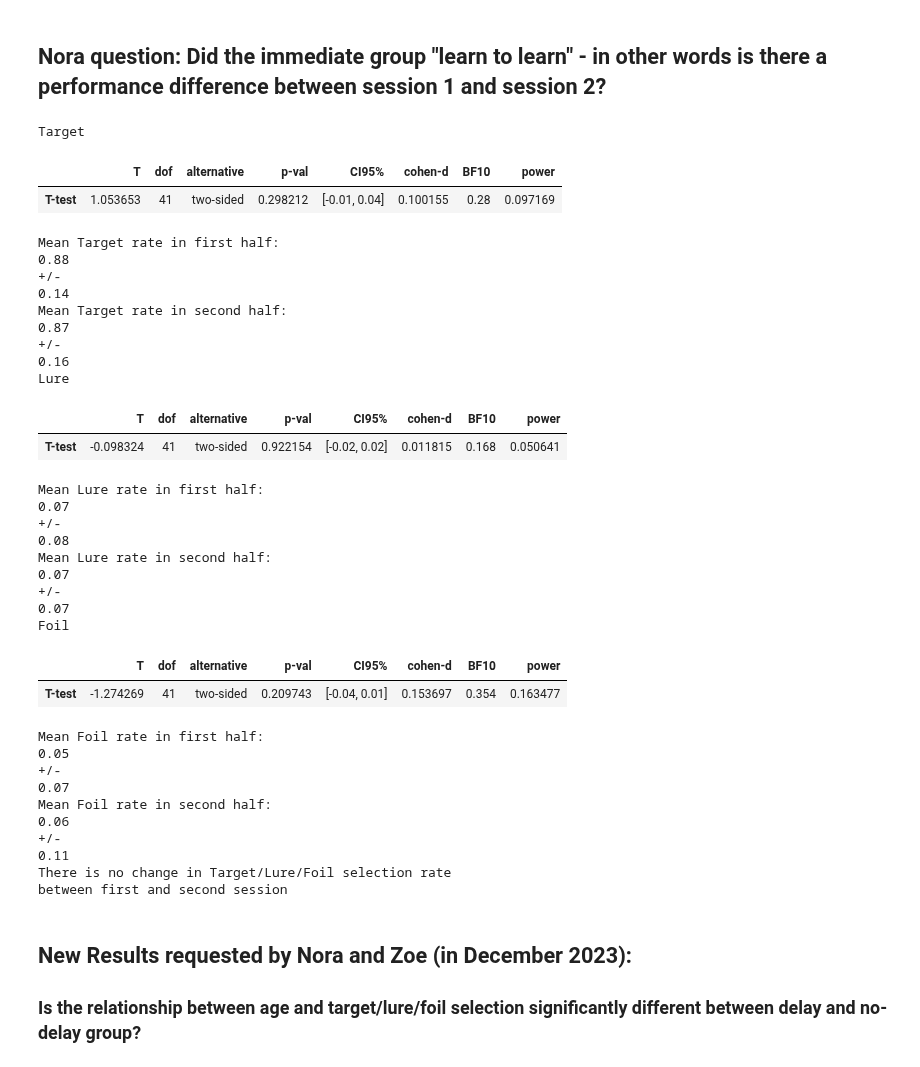
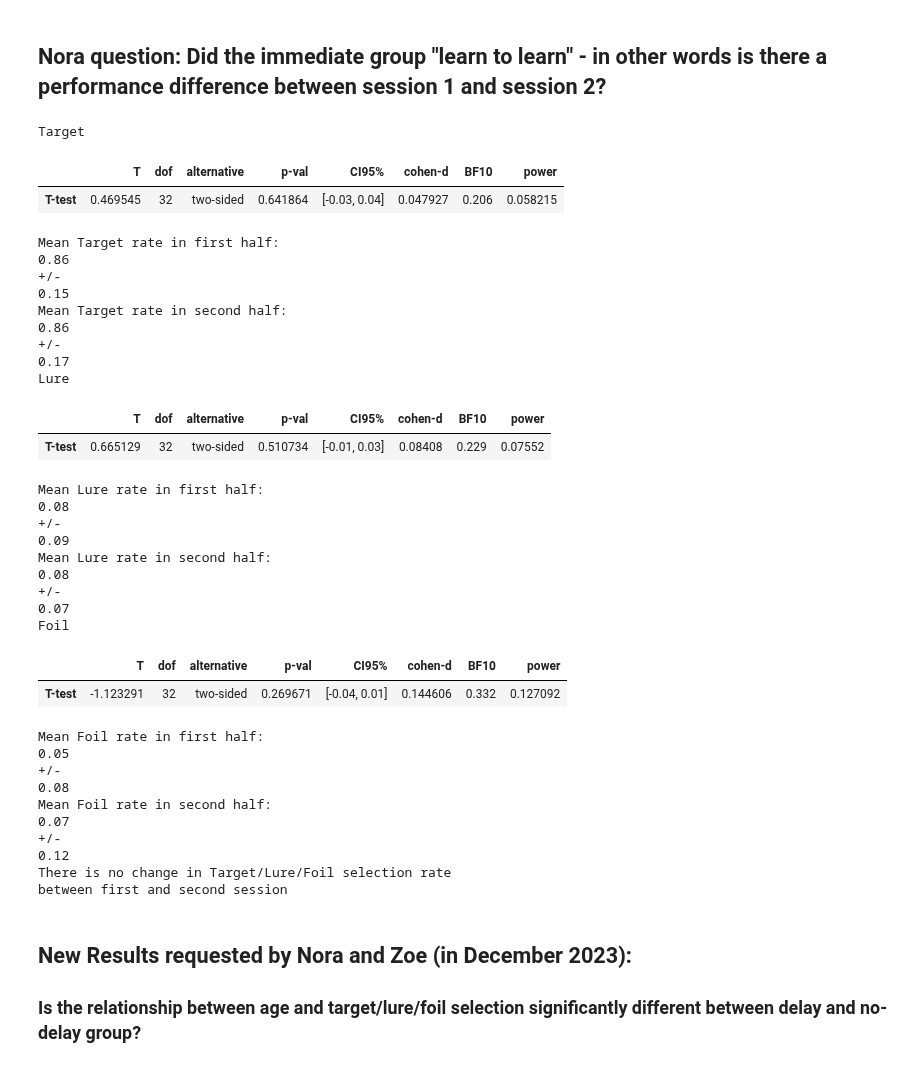
Before and after one commit to samsydco/PSPC, a Jupyter notebook: Results_PS.ipynb, the cells around one changed output. Drawn from its saved outputs; the diff is of its cells as text; code cells hidden in the pictures.

```diff
--- a/Results_PS.ipynb
+++ b/Results_PS.ipynb
@@ -398,0 +370,11 @@ p-value: 0.1618
+# %%
+delaydf = pd.read_csv('csvs/Delay_Days_1.csv')
+PSkey = {-1:'Foil',1:'Target',0:'Lure'}
+statlist = []
+for selection in PSkey.values():
+	tmpdf = PSagedftmp1[PSagedftmp1['Selection'] == selection]
+	tmpdf = tmpdf.merge(delaydf, on=['Subject'],how='left', indicator=True)
+	res = stats.pearsonr(tmpdf['Delay Days'],tmpdf['Proportion Selected'])
+	statlist.append({'Selection':selection, 'Age/Prop r':res[0], 'Age/Prop p':res[1]})
+statdf=pd.DataFrame(statlist)
+display(statdf)
@@ -399,9 +386,5 @@ p-value: 0.1618
 # %% [markdown]
 # Here: Analyzing only kids WITHOUT the delay
 # %%
-# re-import dfs
-PSagedf = pd.read_csv('csvs/PSoutputdf_exactage.csv')
-stackeddf = pd.read_csv('csvs/PS_cat_Year_1.csv')
-
-PSagedf = PSagedf[PSagedf['Delay']==False]
-stackeddf = stackeddf[stackeddf['Delay']==False]
+PSagedftmp0 = PSagedf[PSagedf['Delay']==False]
+stackeddftmp0 = stackeddf[stackeddf['Delay']==False]
@@ -416,7 +431,7 @@ plt.axhline(y=0.25, color='k', linestyle='--')
 PSkey = {-1:'Foil',1:'Target',0:'Lure'}
 statlist = []
 for selection in PSkey.values():
-	tmpdf = PSagedf[PSagedf['Selection'] == selection]
+	tmpdf = PSagedftmp0[PSagedftmp0['Selection'] == selection]
 	res = stats.pearsonr(tmpdf['Age'],tmpdf['Proportion Selected'])
 	statlist.append({'Selection':selection, 'Age/Prop r':res[0], 'Age/Prop p':res[1]})
 statdf=pd.DataFrame(statlist)
@@ -473,17 +486,15 @@ NameError: name 'williams_test' is not defined
 statlistola = []
 fig, axes = plt.subplots(1, 3, figsize=(15, 5))
 for i,selection in enumerate(['object','location','animal']):
-	res = stats.pearsonr(stackeddf['Age'],stackeddf[selection+' target selection rate'])
+	res = stats.pearsonr(stackeddftmp0['Age'],stackeddftmp0[selection+' target selection rate'])
 	statlistola.append({'Selection':selection, 'Age/Prop r':res[0], 'Age/Prop p':res[1]})
-	sns.regplot(data=stackeddf, x='Age', y=selection+' target selection rate', ax=axes[i]).set_title(selection+' vs. Age')
+	sns.regplot(data=stackeddftmp0, x='Age', y=selection+' target selection rate', ax=axes[i]).set_title(selection+' vs. Age')
 	axes[i].text(0.05, 0.8, f'r = {res[0]:.2f}\np = {res[1]:.3f}', transform=axes[i].transAxes)
 statdfola=pd.DataFrame(statlistola)
 display(statdfola)
 
 plt.tight_layout()
 plt.show()
-
-
 
 tmp = anovadf[anovadf['Delay']==False]
 for sel in ['Target','Lure','Foil']:
@@ -548,52 +559,52 @@ p-value: 0.4265
 # %%
 for sel in ['Target','Lure','Foil']:
     print(sel)
-    display(ttest(stackeddf[sel+' first'], stackeddf[sel+' second'], paired=True))
+    display(ttest(stackeddftmp0[sel+' first'], stackeddftmp0[sel+' second'], paired=True))
     print('Mean '+sel+' rate in first half:')
-    print(np.round(np.mean(stackeddf[sel+' first']),2))
+    print(np.round(np.mean(stackeddftmp0[sel+' first']),2))
     print('+/-')
-    print(np.round(np.std(stackeddf[sel+' first']),2))
+    print(np.round(np.std(stackeddftmp0[sel+' first']),2))
     print('Mean '+sel+' rate in second half:')
-    print(np.round(np.mean(stackeddf[sel+' second']),2))
+    print(np.round(np.mean(stackeddftmp0[sel+' second']),2))
     print('+/-')
-    print(np.round(np.std(stackeddf[sel+' second']),2))
+    print(np.round(np.std(stackeddftmp0[sel+' second']),2))
 
 print('There is no change in Target/Lure/Foil selection rate\n'+
 'between first and second session')
 # %% [output]
 Target
 |  | T | dof | alternative | p-val | CI95% | cohen-d | BF10 | power |
-| T-test | 1.053653 | 41 | two-sided | 0.298212 | [-0.01, 0.04] | 0.100155 | 0.28 | 0.097169 |
+| T-test | 0.469545 | 32 | two-sided | 0.641864 | [-0.03, 0.04] | 0.047927 | 0.206 | 0.058215 |
 Mean Target rate in first half:
-0.88
+0.86
 +/-
-0.14
+0.15
 Mean Target rate in second half:
-0.87
+0.86
 +/-
-0.16
+0.17
 Lure
 |  | T | dof | alternative | p-val | CI95% | cohen-d | BF10 | power |
-| T-test | -0.098324 | 41 | two-sided | 0.922154 | [-0.02, 0.02] | 0.011815 | 0.168 | 0.050641 |
+| T-test | 0.665129 | 32 | two-sided | 0.510734 | [-0.01, 0.03] | 0.08408 | 0.229 | 0.07552 |
 Mean Lure rate in first half:
-0.07
+0.08
 +/-
+0.09
+Mean Lure rate in second half:
 0.08
-Mean Lure rate in second half:
-0.07
 +/-
 0.07
 Foil
 |  | T | dof | alternative | p-val | CI95% | cohen-d | BF10 | power |
-| T-test | -1.274269 | 41 | two-sided | 0.209743 | [-0.04, 0.01] | 0.153697 | 0.354 | 0.163477 |
+| T-test | -1.123291 | 32 | two-sided | 0.269671 | [-0.04, 0.01] | 0.144606 | 0.332 | 0.127092 |
 Mean Foil rate in first half:
 0.05
 +/-
+0.08
+Mean Foil rate in second half:
 0.07
-Mean Foil rate in second half:
-0.06
 +/-
-0.11
+0.12
 There is no change in Target/Lure/Foil selection rate
 between first and second session
 # %% [markdown]
```
Also changed, not shown: parts of 33 cells of this notebook, 8 other files.
